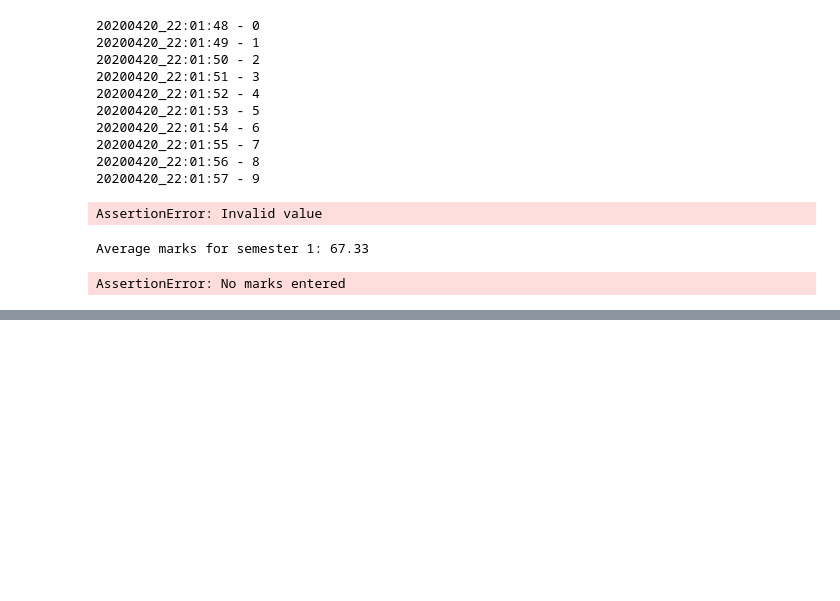
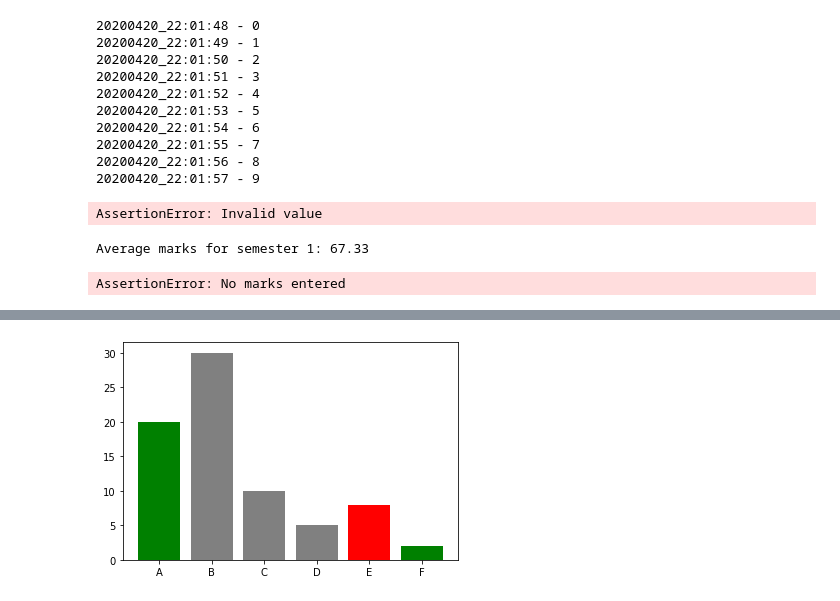
Before and after one commit to codermohit/PacktPub_Python_Workshop, a Jupyter notebook: notes.ipynb, the cells around one changed output, grey strips where cells are left out. Saved outputs shown, nothing was run; the diff lists cells and outputs as text; code cells hidden in the pictures; blank space fills up the shorter version.

```diff
--- a/notes.ipynb
+++ b/notes.ipynb
@@ -1728,0 +1773,8 @@ ModuleNotFoundError: No module named 'matplotlib'
+# %%
+#Plotting Bar Plots to grade students
+grades = ['A', 'B', 'C', 'D', 'E', 'F']
+students_count = [20, 30, 10, 5, 8, 2]
+plt.bar(grades,students_count,color=['green','gray','gray',"gray",'red'])
+plt.show()
+# %% [output]
+[figure, added]
```
Also changed, not shown: parts of 7 cells of this notebook.
